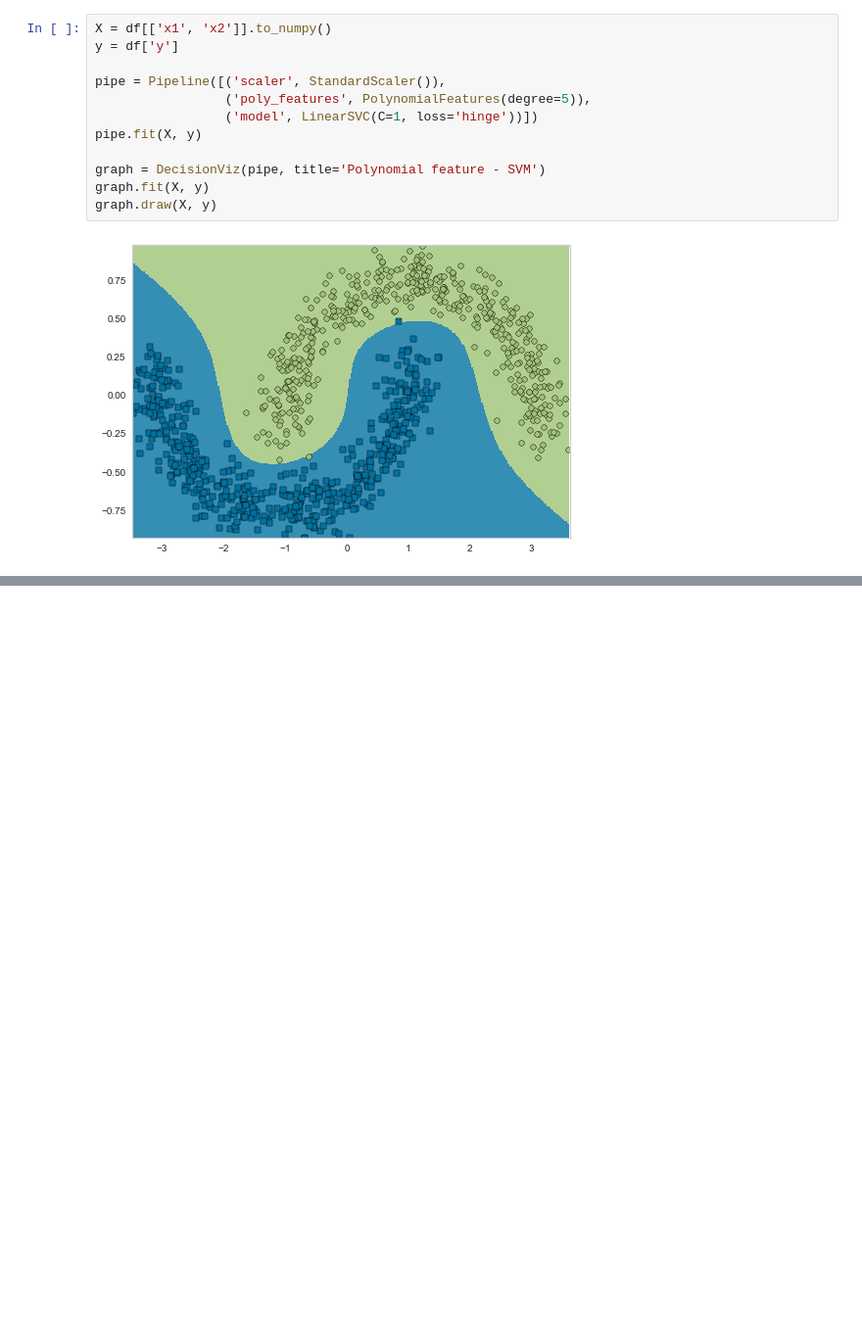
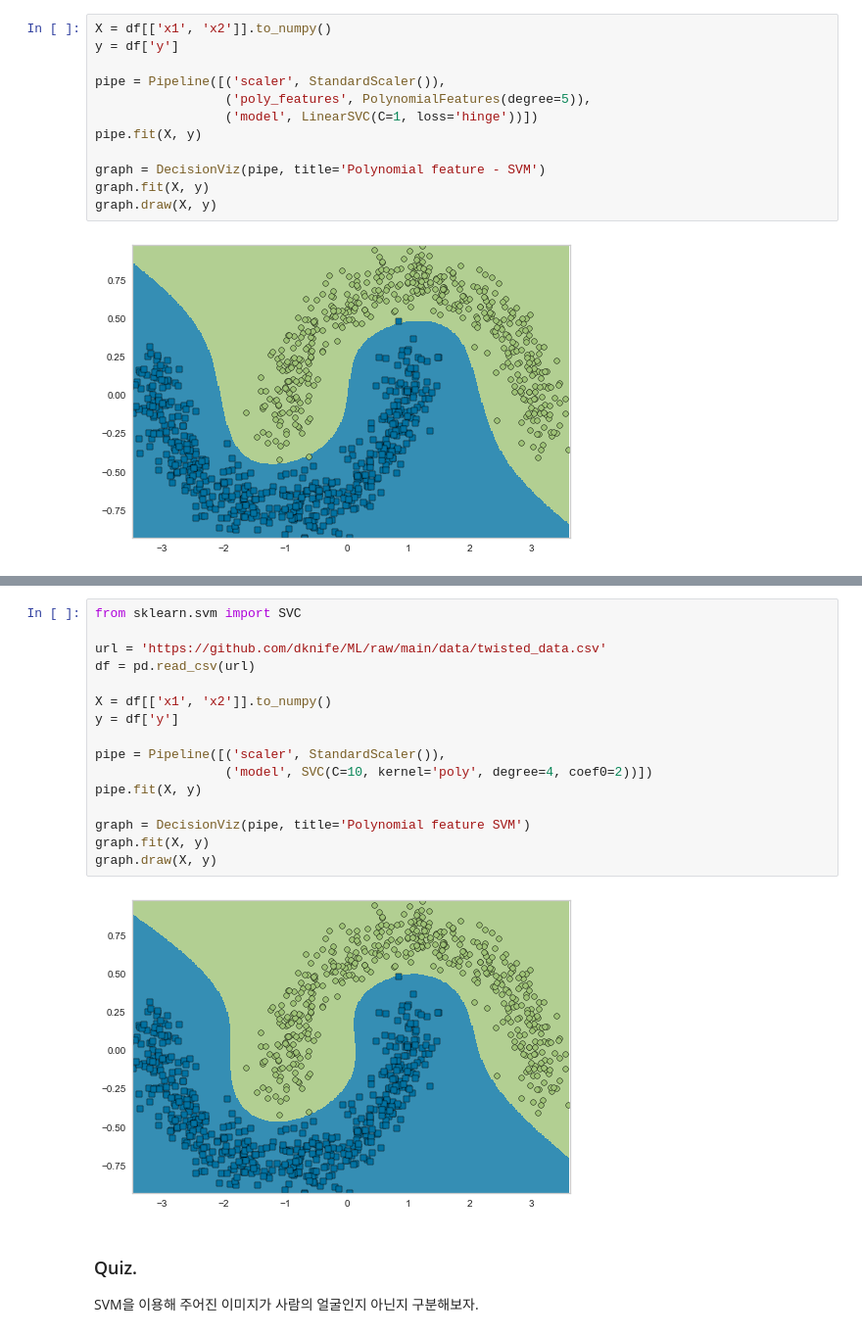
Before and after one commit to yeon93/Euddeum_ML_book_review, a Jupyter notebook: 10_SVM.ipynb, the cells around one changed output, grey strips where cells are left out. Shown at 98% size. Cells and saved outputs as stored; diff of their text form; blank space fills up the shorter version.

```diff
--- a/10_SVM.ipynb
+++ b/10_SVM.ipynb
@@ -136,0 +148,21 @@ graph.draw(X, y)
+# %%
+from sklearn.svm import SVC
+
+url = 'https://github.com/dknife/ML/raw/main/data/twisted_data.csv'
+df = pd.read_csv(url)
+
+X = df[['x1', 'x2']].to_numpy()
+y = df['y']
+
+pipe = Pipeline([('scaler', StandardScaler()),
+                 ('model', SVC(C=10, kernel='poly', degree=4, coef0=2))])
+pipe.fit(X, y)
+
+graph = DecisionViz(pipe, title='Polynomial feature SVM')
+graph.fit(X, y)
+graph.draw(X, y)
+# %% [output]
+[figure, added]
+# %% [markdown]
+### Quiz.
+SVM을 이용해 주어진 이미지가 사람의 얼굴인지 아닌지 구분해보자.
```
Also changed, not shown: parts of 21 cells of this notebook.
